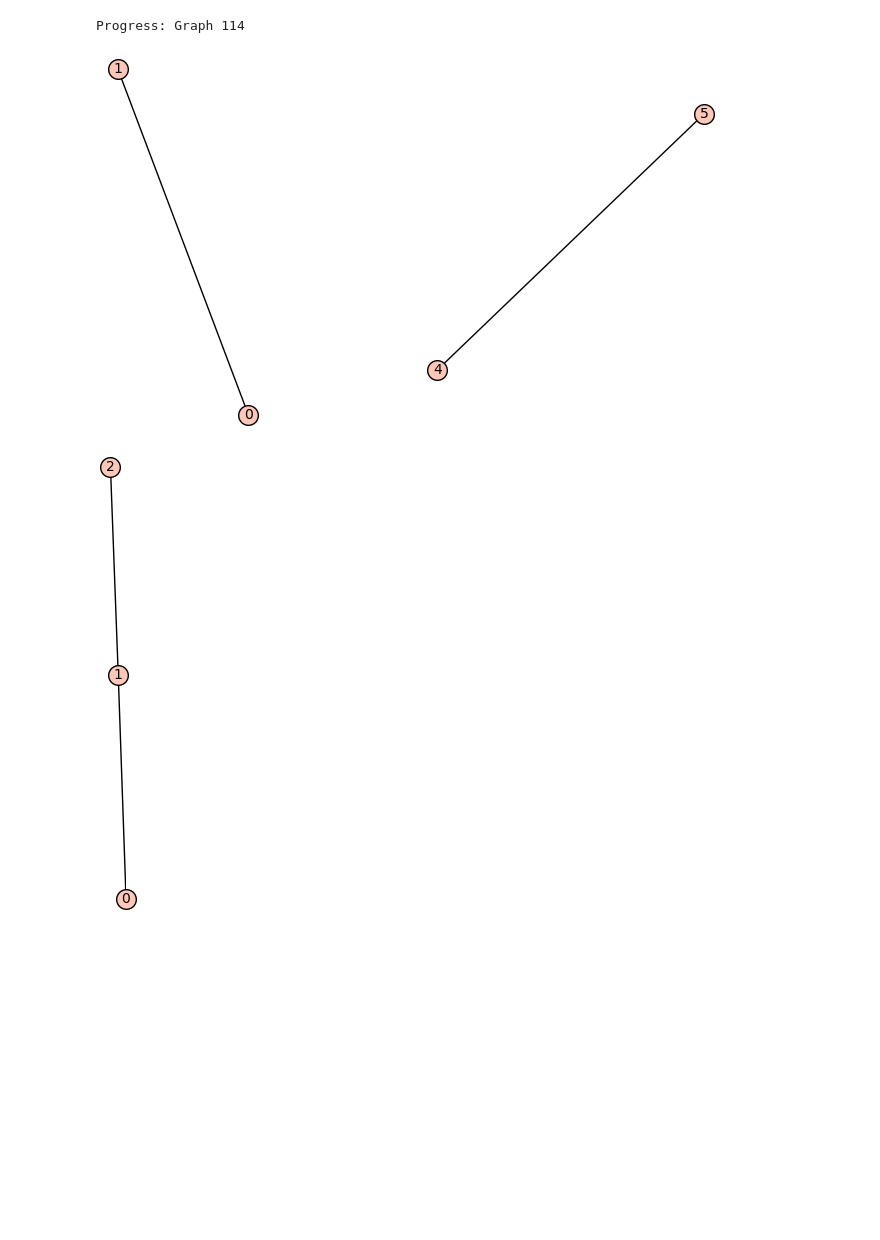
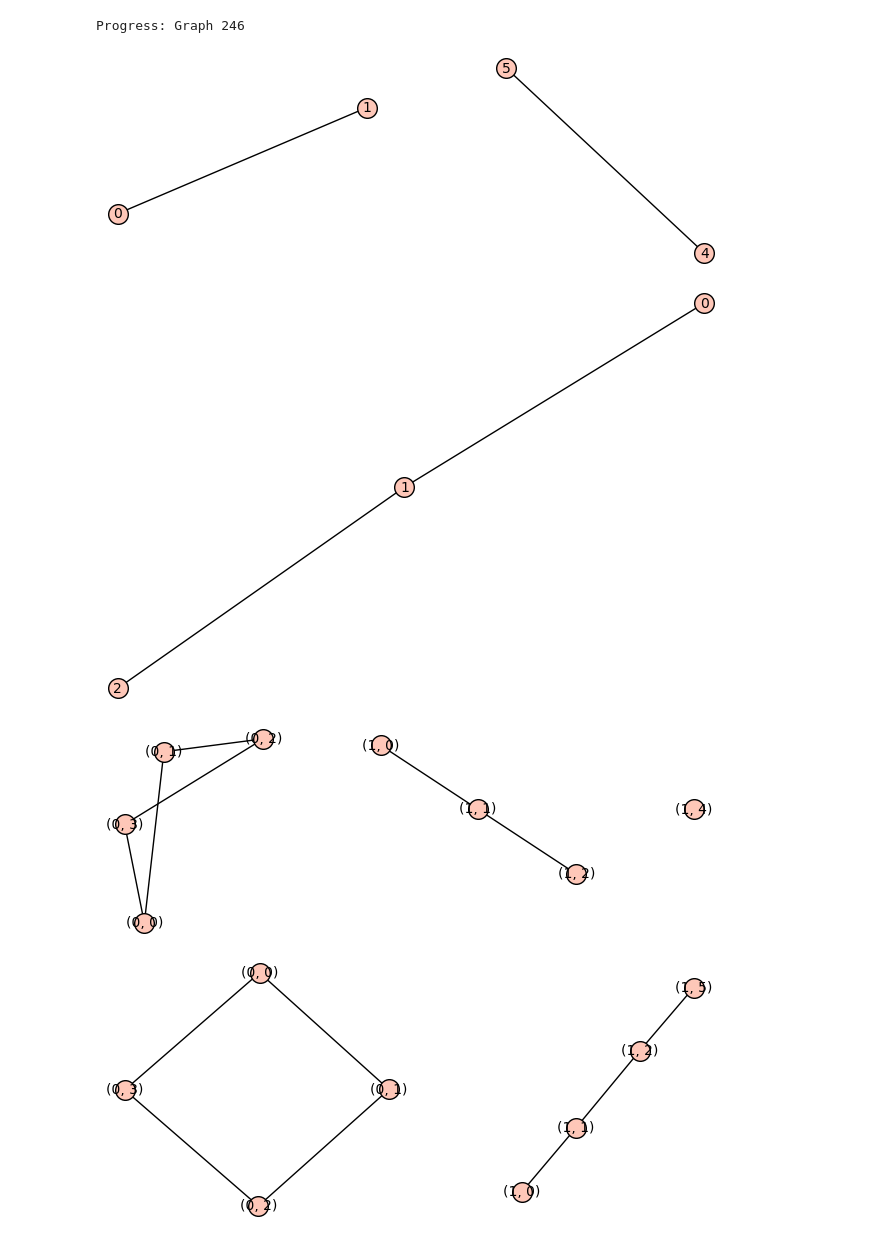
Before and after one commit to KarlBoddy/atom-close-forbidden, a Jupyter notebook: FindForbidden.ipynb, the cells around one changed output. Saved outputs shown, nothing was run; the diff lists cells and outputs as text; code cells hidden in the pictures; blank space fills up the shorter version.

Commit message:
Added case with 2 forbidden subgraphs

```diff
--- a/FindForbidden.ipynb
+++ b/FindForbidden.ipynb
@@ -56,33 +56,45 @@ def build_graph_table():
 
     return graph_table
 
-graph_table = build_graph_table()
+graph_table_default = build_graph_table()
 # %% [output]
-Progress: Graph 114
+Progress: Graph 246
+# %%
+# Helper functions
+
+def get_best_sgs(exclusions=[]):
+    # Need only to test graphs know contained in graph with the least subgraphs
+    # Find this graph
+    best_no_subgraphs = 1000000
+    for i in graph_table:
+        current_no_subgraphs = len(i[1])
+        if current_no_subgraphs < best_no_subgraphs:
+            best_no_subgraphs = current_no_subgraphs
+            best_graph_row = i
+
+    return best_graph_row
 # %%
 # Find classification for single induced subgraph
 
-def find_forbidden_1():
+def find_forbidden_1(graph_table = graph_table_default,exclusions=[]):
     forbidden_graphs = []
-
-    # Need only to test graphs know contained in graph with the least subgraphs
-    # Find this graph
-    best_no_subgraphs = 1000000
-    for i in graph_table:
-        current_no_subgraphs = len(i[1])
-        if current_no_subgraphs < best_no_subgraphs:
-            best_no_subgraphs = current_no_subgraphs
-            best_graph_row = i
+    test_sg_list = get_best_sgs()[1]
 
     # Order list of subgraphs we need to test by most vertices first
-    test_sg_list = best_graph_row[1]
     test_sg_list.sort(reverse = True, key=order)
 
     # Check each
-    for test_sg in best_graph_row[1]:
+    for test_sg in test_sg_list:
         add_flag = True
 
-        # First make sure subgraph isn't already contained in a graph already included (most vertices first means this test is simple)
+        # Make sure graph isn't excluded
+        for exlusion in exclusions:
+            if exlusion.subgraph_search(test_sg, induced=True) is not None:
+                add_flag = False
+                break
+        if add_flag == False: continue
+
+        # Make sure subgraph isn't already contained in a graph already included (most vertices first means this test is simple)
         for already_seen in forbidden_graphs:
             if already_seen.subgraph_search(test_sg, induced=True) is not None:
                 add_flag = False
@@ -117,6 +185,12 @@ forbidden_graphs_1 = find_forbidden_1()
 # %%
 for i in forbidden_graphs_1:
     i.plot().show()
+
+for i in forbidden_graphs_2:
+    G = i[0].disjoint_union(i[1])
+    G.plot().show()
 # %% [output]
-[figure, old version]
+[figure, new version]
-[figure, old version]
+[figure, new version]
+[figure, added]
+[figure, added]
```
Also changed, not shown: parts of 3 cells of this notebook.
